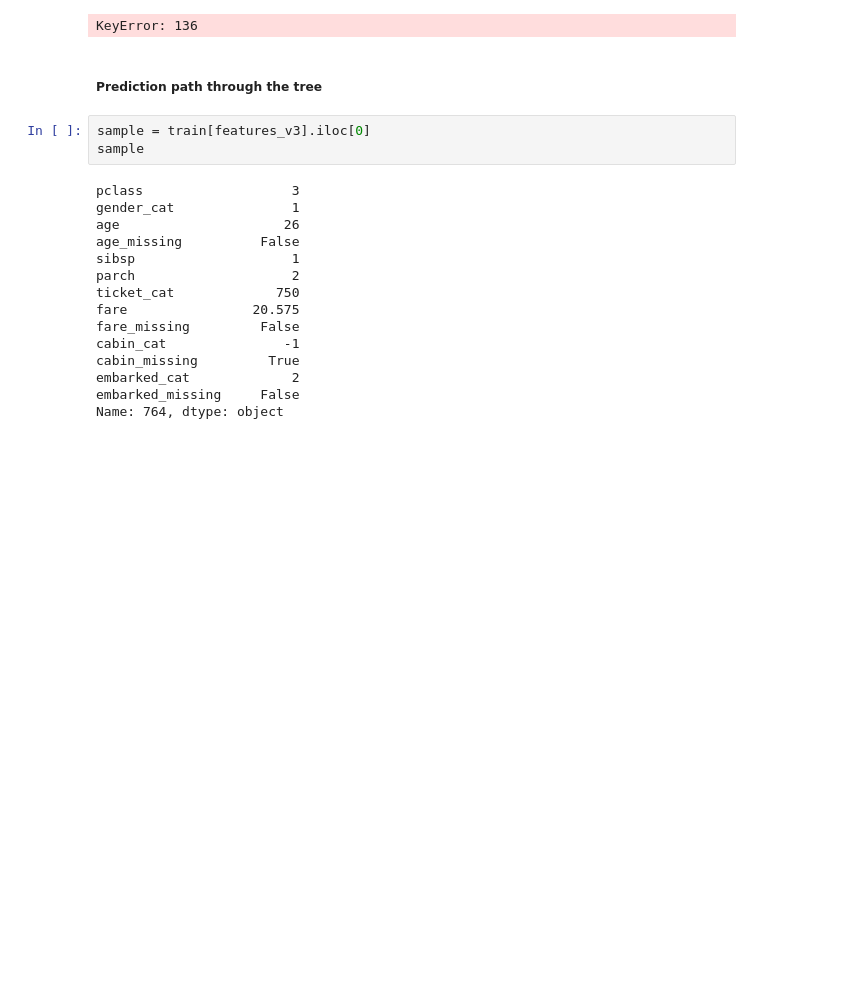
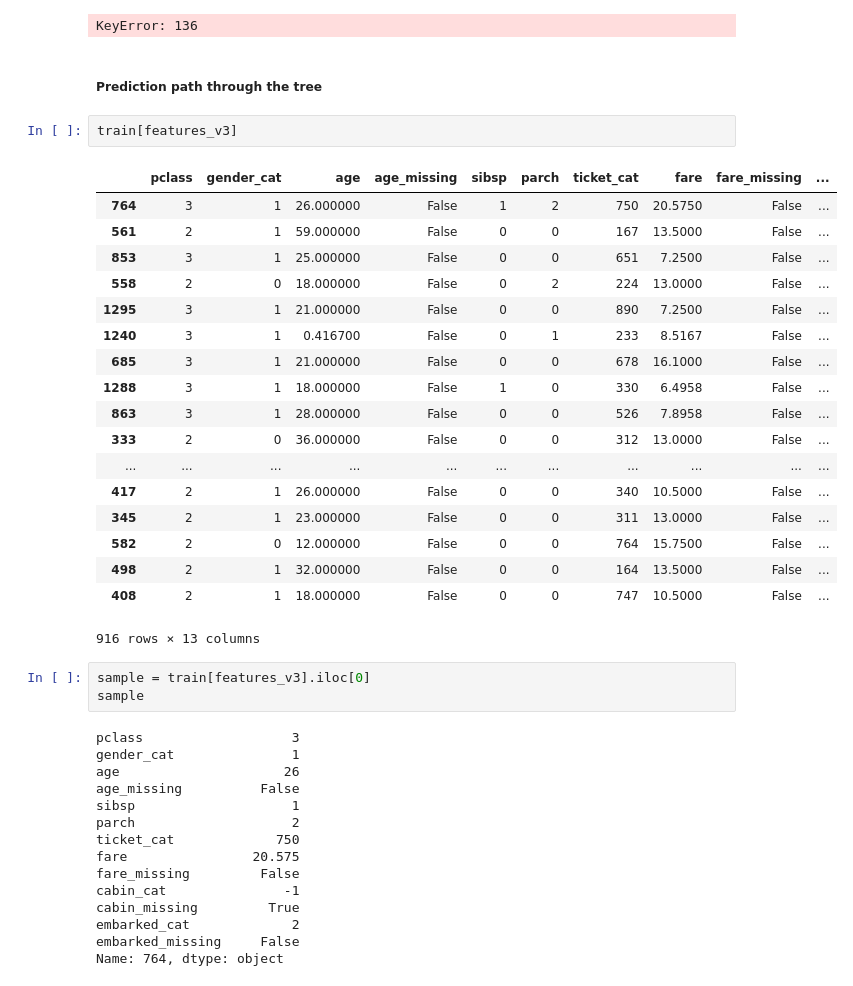
Before and after one commit to tlapusan/tree_based_models_workshop, a Jupyter notebook: notebooks/tree-ensemble-18-07-2019-cristi-lungu-workshop.ipynb, the cells around one changed output. Saved outputs shown, nothing was run; the diff lists cells and outputs as text; blank space fills up the shorter version.

```diff
--- a/notebooks/tree-ensemble-18-07-2019-cristi-lungu-workshop.ipynb
+++ b/notebooks/tree-ensemble-18-07-2019-cristi-lungu-workshop.ipynb
@@ -658,6 +703,27 @@ dts.get_node_samples(node_id=136).describe()
 KeyError: 136
 # %% [markdown]
 ##### Prediction path through the tree
+# %%
+train[features_v3]
+# %% [output]
+|  | pclass | gender_cat | age | age_missing | sibsp | parch | ticket_cat | fare | fare_missing | ... |
+| 764 | 3 | 1 | 26.000000 | False | 1 | 2 | 750 | 20.5750 | False | ... |
+| 561 | 2 | 1 | 59.000000 | False | 0 | 0 | 167 | 13.5000 | False | ... |
+| 853 | 3 | 1 | 25.000000 | False | 0 | 0 | 651 | 7.2500 | False | ... |
+| 558 | 2 | 0 | 18.000000 | False | 0 | 2 | 224 | 13.0000 | False | ... |
+| 1295 | 3 | 1 | 21.000000 | False | 0 | 0 | 890 | 7.2500 | False | ... |
+| 1240 | 3 | 1 | 0.416700 | False | 0 | 1 | 233 | 8.5167 | False | ... |
+| 685 | 3 | 1 | 21.000000 | False | 0 | 0 | 678 | 16.1000 | False | ... |
+| 1288 | 3 | 1 | 18.000000 | False | 1 | 0 | 330 | 6.4958 | False | ... |
+| 863 | 3 | 1 | 28.000000 | False | 0 | 0 | 526 | 7.8958 | False | ... |
+| 333 | 2 | 0 | 36.000000 | False | 0 | 0 | 312 | 13.0000 | False | ... |
+| ... | ... | ... | ... | ... | ... | ... | ... | ... | ... | ... |
+| 417 | 2 | 1 | 26.000000 | False | 0 | 0 | 340 | 10.5000 | False | ... |
+| 345 | 2 | 1 | 23.000000 | False | 0 | 0 | 311 | 13.0000 | False | ... |
+| 582 | 2 | 0 | 12.000000 | False | 0 | 0 | 764 | 15.7500 | False | ... |
+| 498 | 2 | 1 | 32.000000 | False | 0 | 0 | 164 | 13.5000 | False | ... |
+| 408 | 2 | 1 | 18.000000 | False | 0 | 0 | 747 | 10.5000 | False | ... |
+916 rows × 13 columns
 # %%
 sample = train[features_v3].iloc[0]
 sample
```
Also changed, not shown: parts of 18 cells of this notebook.
